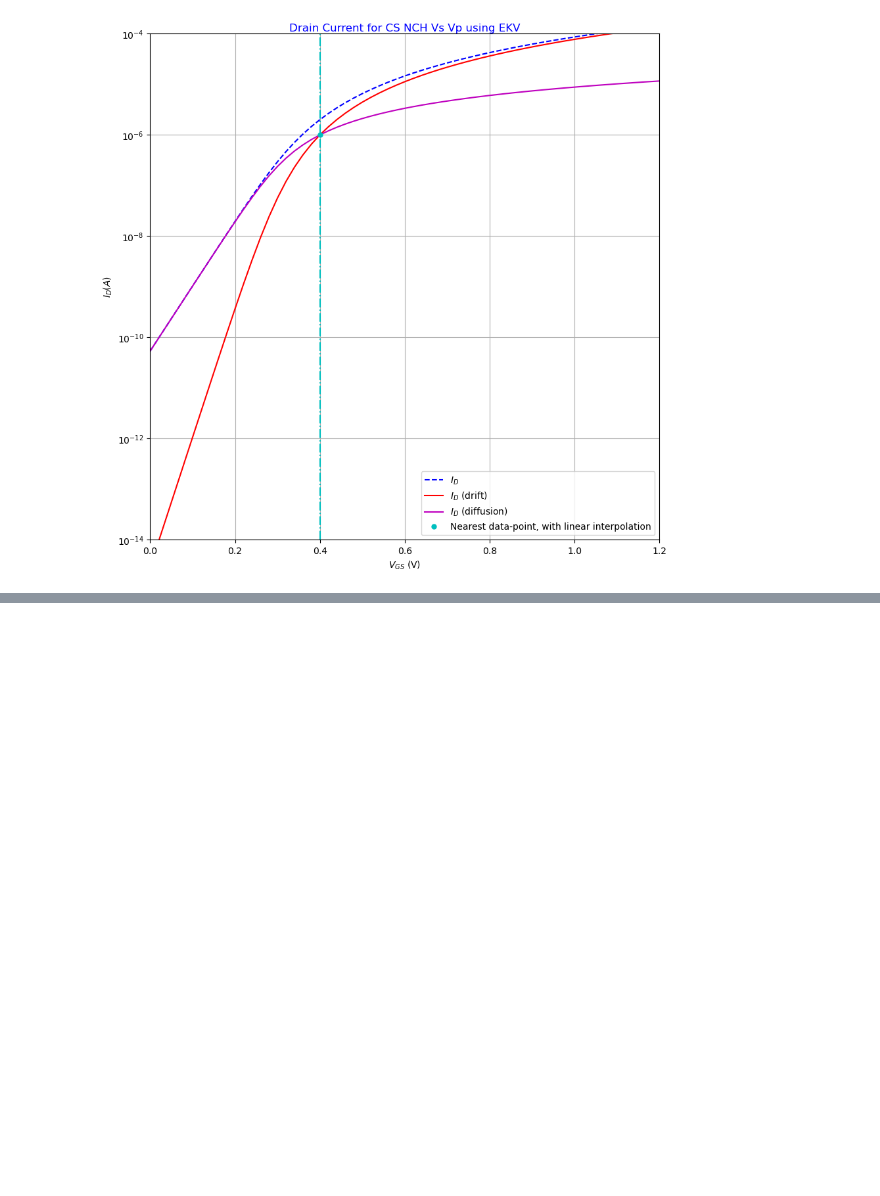
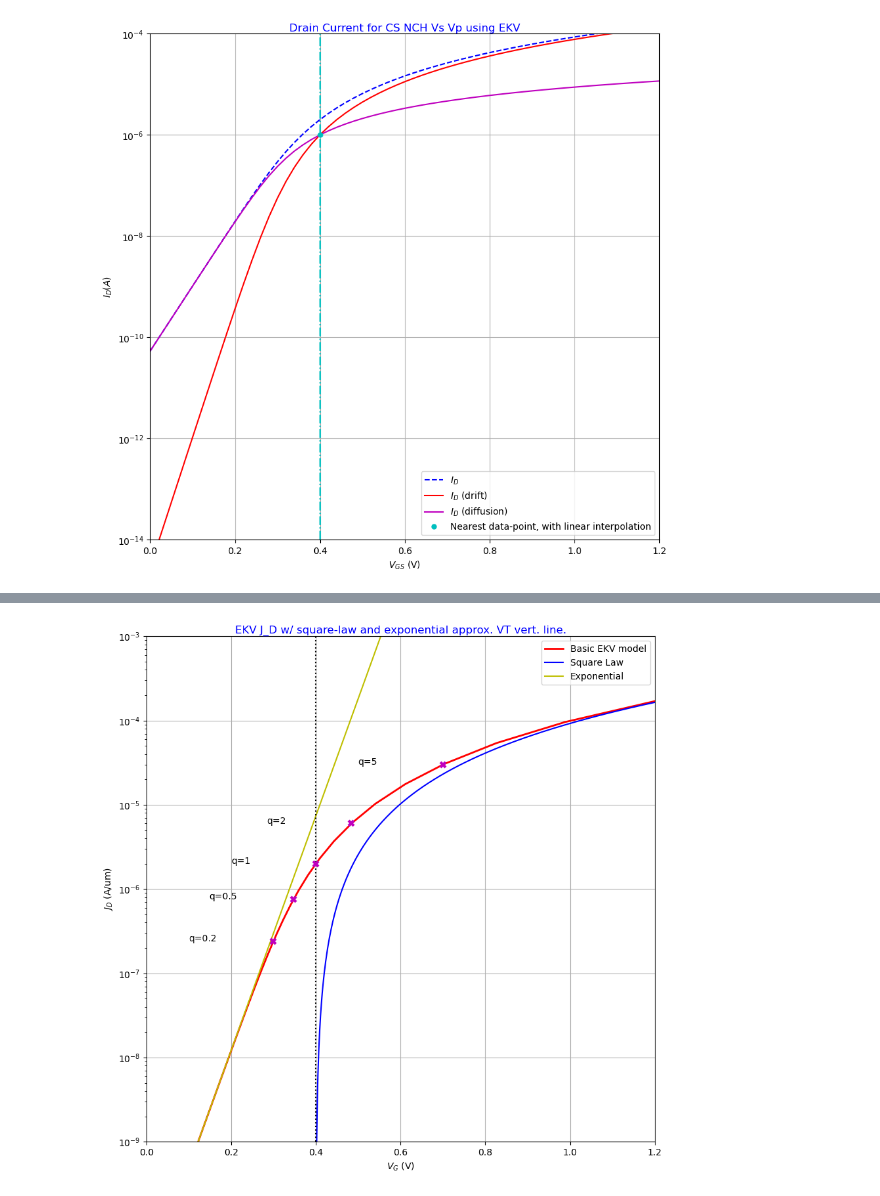
Before and after one commit to ZeRuiCustodio/pygmid, a Jupyter notebook: Systematic_Analog_Design_LUTs/Chapter_2/Book_Chapter2_Jupyter.ipynb, the cells around one changed output, grey strips where cells are left out. Saved outputs shown, nothing was run; the diff lists cells and outputs as text; code cells hidden in the pictures; blank space fills up the shorter version.

```diff
--- a/Systematic_Analog_Design_LUTs/Chapter_2/Book_Chapter2_Jupyter.ipynb
+++ b/Systematic_Analog_Design_LUTs/Chapter_2/Book_Chapter2_Jupyter.ipynb
@@ -1044,0 +731,46 @@ For a saturated MOS transistor ($q_D = 0$) in a grounded-source configuration ($
+# %%
+# % plot ====================
+# plt.style.use('classic')
+plt.rcParams.update(plt.rcParamsDefault)
+fig, axs = plt.subplots(1,1,figsize=(10,10))
+label1 = 'Basic EKV model'
+label2 = 'Square Law'
+label3 = 'Exponential'
+
+title_dict = dict(fontsize=12, fontweight=2, color="blue", verticalalignment='center', horizontalalignment='center')
+bbox_props = dict(boxstyle="round,pad=0.5", fc="w", ec="k", lw=2)
+
+axs.semilogy(VGS_EKV, JD, 'r-', linewidth=2, label = label1)
+axs.grid(True)
+axs.semilogy(VGS[M],JDsi, 'b-', linewidth=1.5, label = label2)
+axs.semilogy(VGS, JDwi, 'y-', linewidth=1.5, label = label3)
+
+axs.semilogy(VT*[1, 1],[1e-9, 1e-3],'k:')
+axs.semilogy(VGS1_EKV,JD1, 'mx', markeredgewidth=3, linewidth=3)
+
+axs.set_ylabel(f'$J_D$ (A/um)')
+axs.set_xlabel(f'$V_G$ (V)')
+
+axs.set_ylim(bottom=1e-9, top=1e-3)
+axs.set_xlim(left=0, right=1.2)
+
+axs.annotate('q=0.2',((VGS1_EKV[0]-0.2), (JD1[0])))
+axs.annotate('q=0.5',((VGS1_EKV[1]-0.2), (JD1[1])))
+axs.annotate('q=1',((VGS1_EKV[2]-0.2), (JD1[2])))
+axs.annotate('q=2',((VGS1_EKV[3]-0.2), (JD1[3])))
+axs.annotate('q=5',((VGS1_EKV[4]-0.2), (JD1[4])))
+
+axs.legend()
+axs.set_title(f'EKV J_D w/ square-law and exponential approx. VT vert. line.', title_dict)
+
+if save_Figs:
+    dpi = 600
+    fig_EKV_J_D_2_7 = filepath_dir_fig + f'\\Fig_2_7_EKV_J_D_for_All_Inv_Levels_jba'
+    print(f"Saving figure: {fig_EKV_J_D_2_7}")
+    plt.savefig(fig_EKV_J_D_2_7 + '.png', dpi = dpi, bbox_inches='tight')
+
+plt.show()
+
+# **************************************************************
+# %% [output]
+[figure, added]
```
Also changed, not shown: parts of 58 cells of this notebook.
